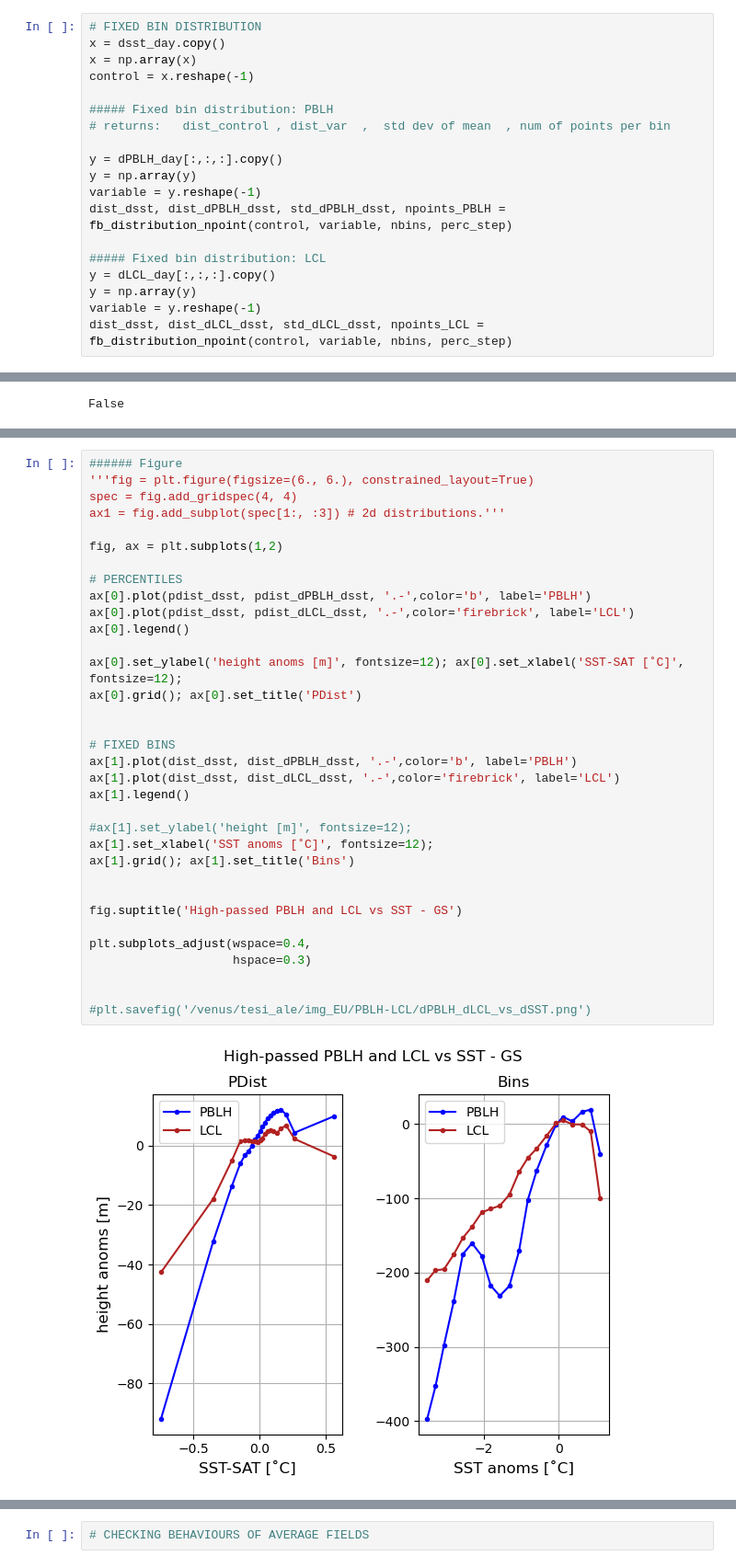
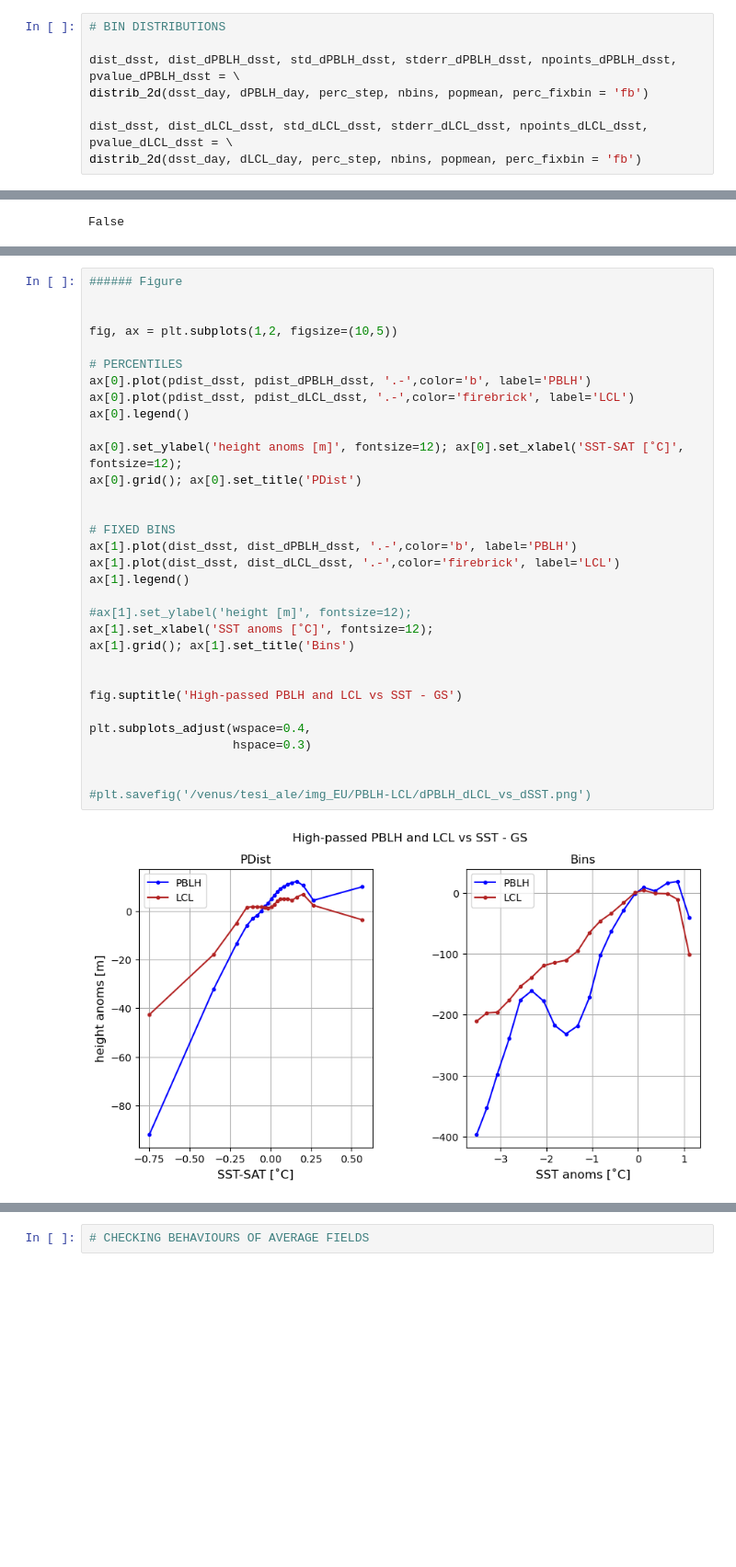
Before and after one commit to meteorologopazzo/thesis_material, a Jupyter notebook: EURECA_scripts/PBLH_LCL_CCL.ipynb, the cells around one changed output, grey strips where cells are left out. Shown: that part at 92% size. Cells and saved outputs as stored; diff of their text form; blank space fills up the shorter version.

```diff
--- a/EURECA_scripts/PBLH_LCL_CCL.ipynb
+++ b/EURECA_scripts/PBLH_LCL_CCL.ipynb
@@ -177,22 +197,11 @@ pdist_dsst, pdist_dLCL_dsst, pstd_dLCL_dsst, pstd_err_dLCL_dsst = perc_distribut
 # %%
-# FIXED BIN DISTRIBUTION
-x = dsst_day.copy()
-x = np.array(x)
-control = x.reshape(-1)
+# BIN DISTRIBUTIONS
 
-##### Fixed bin distribution: PBLH
-# returns:   dist_control , dist_var  ,  std dev of mean  , num of points per bin
+dist_dsst, dist_dPBLH_dsst, std_dPBLH_dsst, stderr_dPBLH_dsst, npoints_dPBLH_dsst, pvalue_dPBLH_dsst = \
+distrib_2d(dsst_day, dPBLH_day, perc_step, nbins, popmean, perc_fixbin = 'fb')
 
-y = dPBLH_day[:,:,:].copy()
-y = np.array(y)
-variable = y.reshape(-1)
-dist_dsst, dist_dPBLH_dsst, std_dPBLH_dsst, npoints_PBLH = fb_distribution_npoint(control, variable, nbins, perc_step)
-
-##### Fixed bin distribution: LCL
-y = dLCL_day[:,:,:].copy()
-y = np.array(y)
-variable = y.reshape(-1)
-dist_dsst, dist_dLCL_dsst, std_dLCL_dsst, npoints_LCL = fb_distribution_npoint(control, variable, nbins, perc_step)
+dist_dsst, dist_dLCL_dsst, std_dLCL_dsst, stderr_dLCL_dsst, npoints_dLCL_dsst, pvalue_dLCL_dsst = \
+distrib_2d(dsst_day, dLCL_day, perc_step, nbins, popmean, perc_fixbin = 'fb')
 # %%
 np.all(np.isnan(LCL_day_sea))
 # %% [output]
@@ -200,36 +236,34 @@ False
 # %%
 ###### Figure
-'''fig = plt.figure(figsize=(6., 6.), constrained_layout=True)
-spec = fig.add_gridspec(4, 4)
-ax1 = fig.add_subplot(spec[1:, :3]) # 2d distributions.'''
 
-fig, ax = plt.subplots(1,2)
+
+fig, ax = plt.subplots(1,2, figsize=(10,5))
 
 # PERCENTILES
 ax[0].plot(pdist_dsst, pdist_dPBLH_dsst, '.-',color='b', label='PBLH')
 ax[0].plot(pdist_dsst, pdist_dLCL_dsst, '.-',color='firebrick', label='LCL')
 ax[0].legend()
 
 ax[0].set_ylabel('height anoms [m]', fontsize=12); ax[0].set_xlabel('SST-SAT [˚C]', fontsize=12);
 ax[0].grid(); ax[0].set_title('PDist')
 
 
 # FIXED BINS
 ax[1].plot(dist_dsst, dist_dPBLH_dsst, '.-',color='b', label='PBLH')
 ax[1].plot(dist_dsst, dist_dLCL_dsst, '.-',color='firebrick', label='LCL')
 ax[1].legend()
 
 #ax[1].set_ylabel('height [m]', fontsize=12);
 ax[1].set_xlabel('SST anoms [˚C]', fontsize=12);
 ax[1].grid(); ax[1].set_title('Bins')
 
 
 fig.suptitle('High-passed PBLH and LCL vs SST - GS')
 
 plt.subplots_adjust(wspace=0.4,
                     hspace=0.3)
 
 
 #plt.savefig('/venus/tesi_ale/img_EU/PBLH-LCL/dPBLH_dLCL_vs_dSST.png')
 # %% [output]
-[figure, old version]
+[figure, new version]
```
Also changed, not shown: parts of 14 cells of this notebook, 11 other files.
